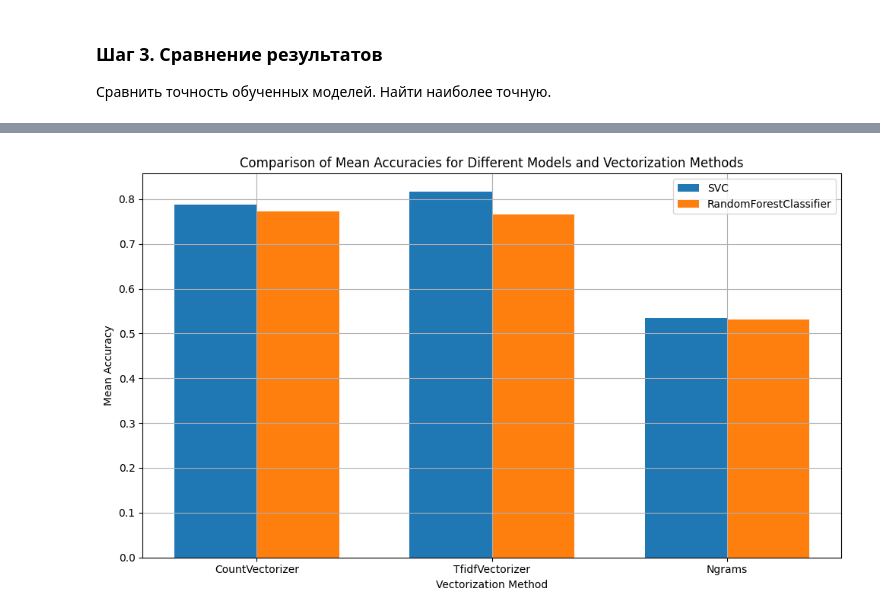
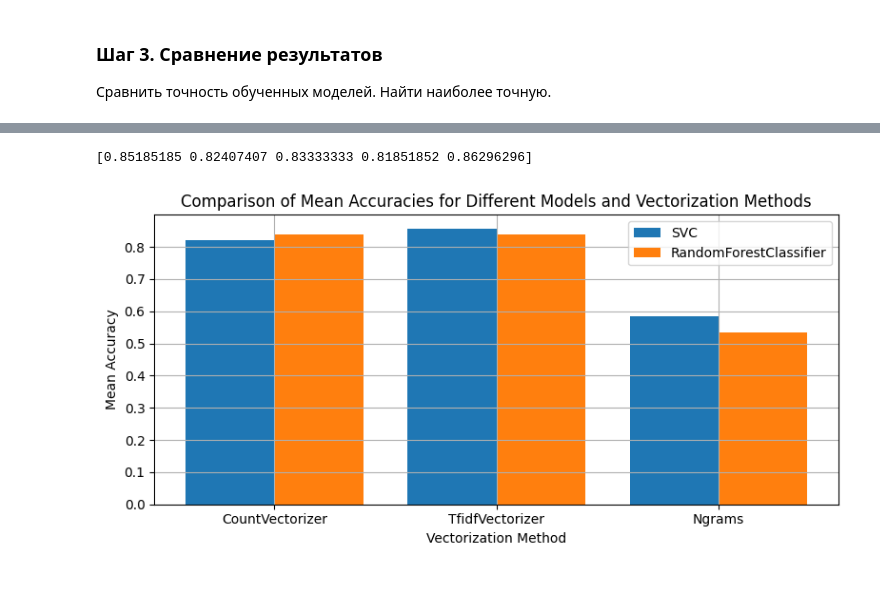
Before and after one commit to BubbleNeumann/University-tasks, a Jupyter notebook: sem8_nlp_lab2/lab_2.ipynb, the cells around one changed output, grey strips where cells are left out. Saved outputs shown, nothing was run; the diff lists cells and outputs as text; code cells hidden in the pictures; blank space fills up the shorter version.

```diff
--- a/sem8_nlp_lab2/lab_2.ipynb
+++ b/sem8_nlp_lab2/lab_2.ipynb
@@ -165,39 +196,40 @@ for e in zip(['CountVectorizer', 'TfidfVectorizer', 'Ngrams' ], stats_rfc):
+# %%
+print(stats_rfc[0][1])
+# %% [output]
+[0.85185185 0.82407407 0.83333333 0.81851852 0.86296296]
 # %%
-import matplotlib.pyplot as plt
-import numpy as np
-
 # Accuracy data
 accuracy_data = [
-    ('SVC', 'CountVectorizer', [0.79, 0.81, 0.72, 0.8 , 0.82]),
-    ('SVC', 'TfidfVectorizer', [0.78, 0.85, 0.79, 0.78, 0.88]),
-    ('SVC', 'Ngrams', [0.54, 0.53, 0.54, 0.56, 0.5]),
-    ('RandomForestClassifier', 'CountVectorizer', [0.72, 0.82, 0.78, 0.73, 0.81]),
-    ('RandomForestClassifier', 'TfidfVectorizer', [0.76, 0.82, 0.74, 0.73, 0.78]),
-    ('RandomForestClassifier', 'Ngrams', [0.52, 0.53, 0.53, 0.52, 0.56])
+    ('SVC', 'CountVectorizer', [0.82, 0.81, 0.83, 0.8 , 0.8, 0.86]),
+    ('SVC', 'TfidfVectorizer', [0.87037037, 0.85185185, 0.85925926, 0.84074074, 0.86296296]),
+    ('SVC', 'Ngrams', [0.58703704, 0.56481481, 0.57407407, 0.60185185, 0.59814815]),
+    ('RandomForestClassifier', 'CountVectorizer', [0.85185185, 0.82407407, 0.83333333, 0.81851852, 0.86296296]),
+    ('RandomForestClassifier', 'TfidfVectorizer', [0.84444444, 0.82037037, 0.84814815, 0.81296296, 0.87037037]),
+    ('RandomForestClassifier', 'Ngrams', [0.53518519, 0.51111111, 0.52592593, 0.53333333, 0.57037037])
 ]
 
 # Organizing data
 models = ['SVC', 'RandomForestClassifier']
 methods = ['CountVectorizer', 'TfidfVectorizer', 'Ngrams']
 mean_accuracies = {model: {method: np.mean([scores for m, n, scores in accuracy_data if m == model and n == method]) for method in methods} for model in models}
 
 # Plotting
-plt.figure(figsize=(10, 6))
+plt.figure(figsize=(8, 4))
 
 x = np.arange(len(methods))
-width = 0.35
+width = 0.4
 
 for i, model in enumerate(models):
     plt.bar(x + i * width, mean_accuracies[model].values(), width=width, label=model)
 
 plt.xlabel('Vectorization Method')
 plt.ylabel('Mean Accuracy')
 plt.title('Comparison of Mean Accuracies for Different Models and Vectorization Methods')
 plt.xticks(x + width / 2, methods)
 plt.legend()
 plt.grid(True)
 
 plt.tight_layout()
 plt.show()
 # %% [output]
-[figure, old version]
+[figure, new version]
```
Also changed, not shown: parts of 14 cells of this notebook.
